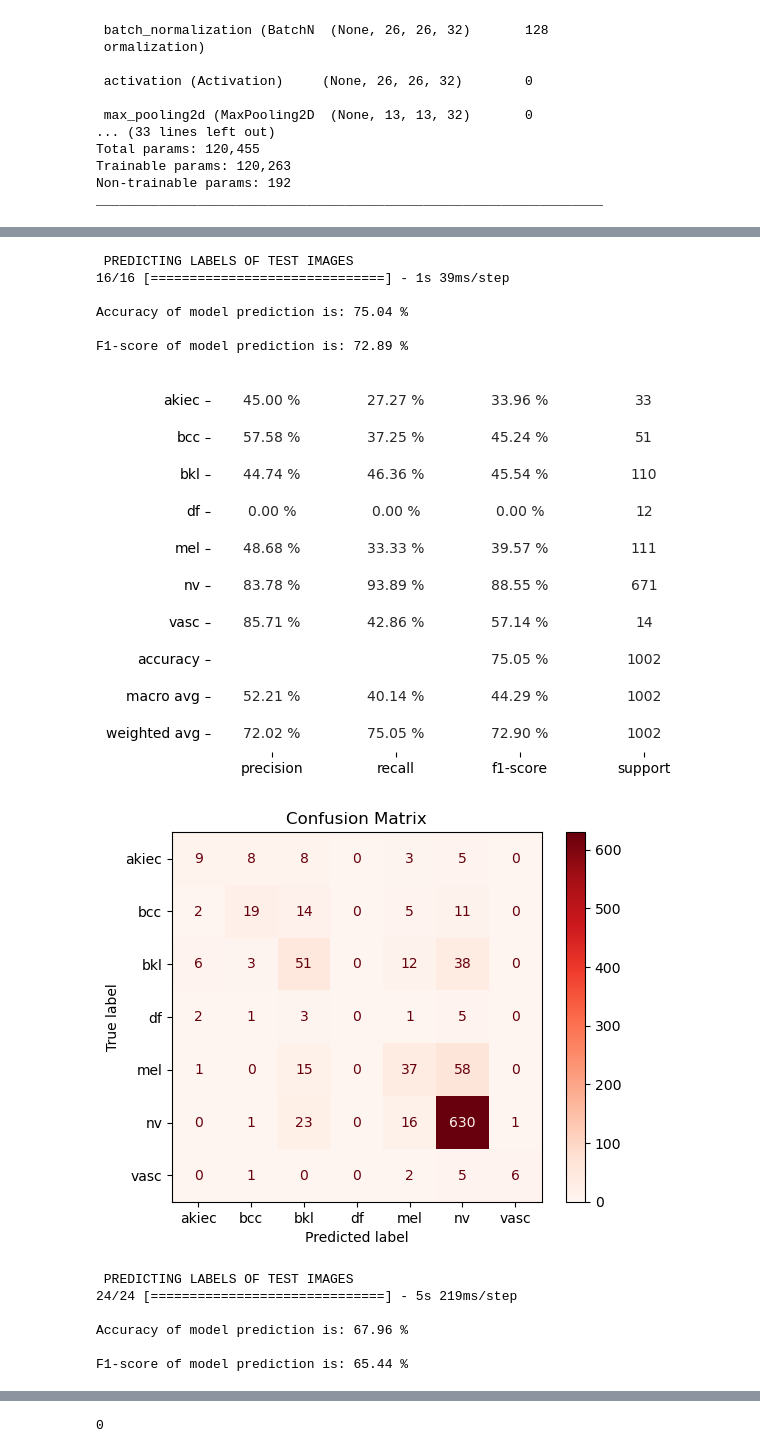
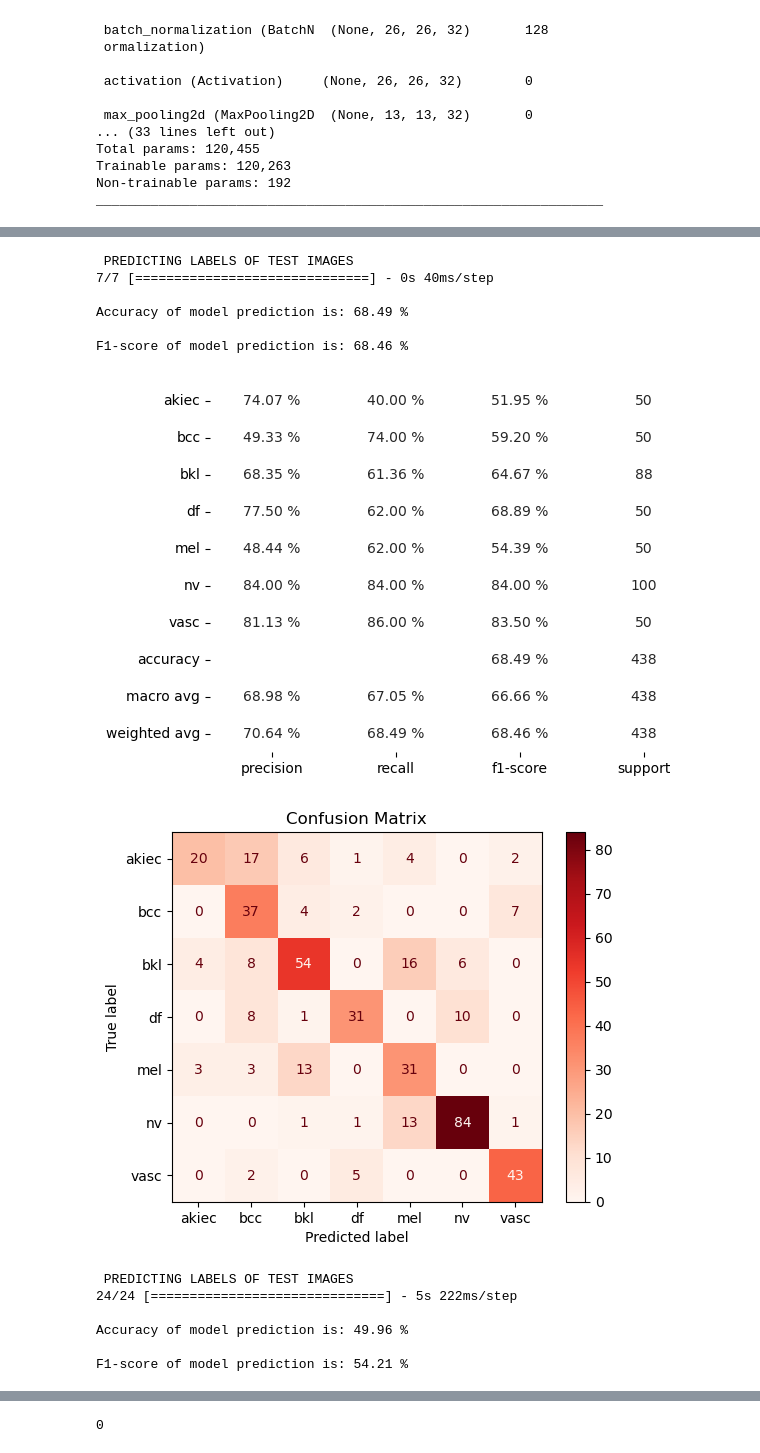
Before and after one commit to mehmetbayik/Skin-Cancer-Prediction-Deep-Learning, a Jupyter notebook: skin-cancer-cnn.ipynb, the cells around one changed output, grey strips where cells are left out. Drawn from its saved outputs; the diff is of its cells as text; code cells hidden in the pictures.

Commit message:
augmented data report

```diff
--- a/skin-cancer-cnn.ipynb
+++ b/skin-cancer-cnn.ipynb
@@ -67,10 +67,10 @@ test_df = df_test.copy().sample(frac=1, random_state=123).reset_index(drop=True)
 # %% [output]
 ['akiec' 'bcc' 'bkl' 'df' 'mel' 'nv' 'vasc']
 # %%
-# #To use augmented data
-# train_path = "dataverse_files/HAM10000_images_pca_augmented"
-# train_df = pd.read_csv('dataverse_files/HAM10000_metadata_augmented_train.csv')
-# val_df = pd.read_csv('dataverse_files/HAM10000_metadata_augmented_val.csv')
+#To use augmented data
+train_path = "dataverse_files/HAM10000_images_pca_augmented"
+train_df = pd.read_csv('dataverse_files/HAM10000_metadata_augmented_train.csv')
+val_df = pd.read_csv('dataverse_files/HAM10000_metadata_augmented_val.csv')
 # %%
 for label in labels:
     list1 = len(train_df[train_df['dx'] == label]), len(val_df[val_df['dx'] == label]), len(test_df[test_df['dx'] == label])
@@ -311,7 +311,7 @@ checkpoint = ModelCheckpoint(f"model-comparison/{now}/model.h5", monitor='val_ac
 early_stop = EarlyStopping(monitor='val_accuracy', patience=50, mode='max', restore_best_weights=True)
 
 history = model.fit(train_set,
-                    epochs=20,
+                    epochs=50,
                     validation_data = val_set,
                     callbacks=[reduce_lr, checkpoint, early_stop],
                     )
@@ -347,14 +347,14 @@ Epoch 20/20
  PREDICTING LABELS OF TEST IMAGES
-16/16 [==============================] - 1s 39ms/step
+7/7 [==============================] - 0s 40ms/step
 
-Accuracy of model prediction is: 75.04 %
+Accuracy of model prediction is: 68.49 %
 
-F1-score of model prediction is: 72.89 %
+F1-score of model prediction is: 68.46 %
-[figure, old version]
+[figure, new version]
-[figure, old version]
+[figure, new version]
  PREDICTING LABELS OF TEST IMAGES
-24/24 [==============================] - 5s 219ms/step
+24/24 [==============================] - 5s 222ms/step
 
-Accuracy of model prediction is: 67.96 %
+Accuracy of model prediction is: 49.96 %
 
-F1-score of model prediction is: 65.44 %
+F1-score of model prediction is: 54.21 %
```
Also changed, not shown: parts of 3 cells of this notebook.
